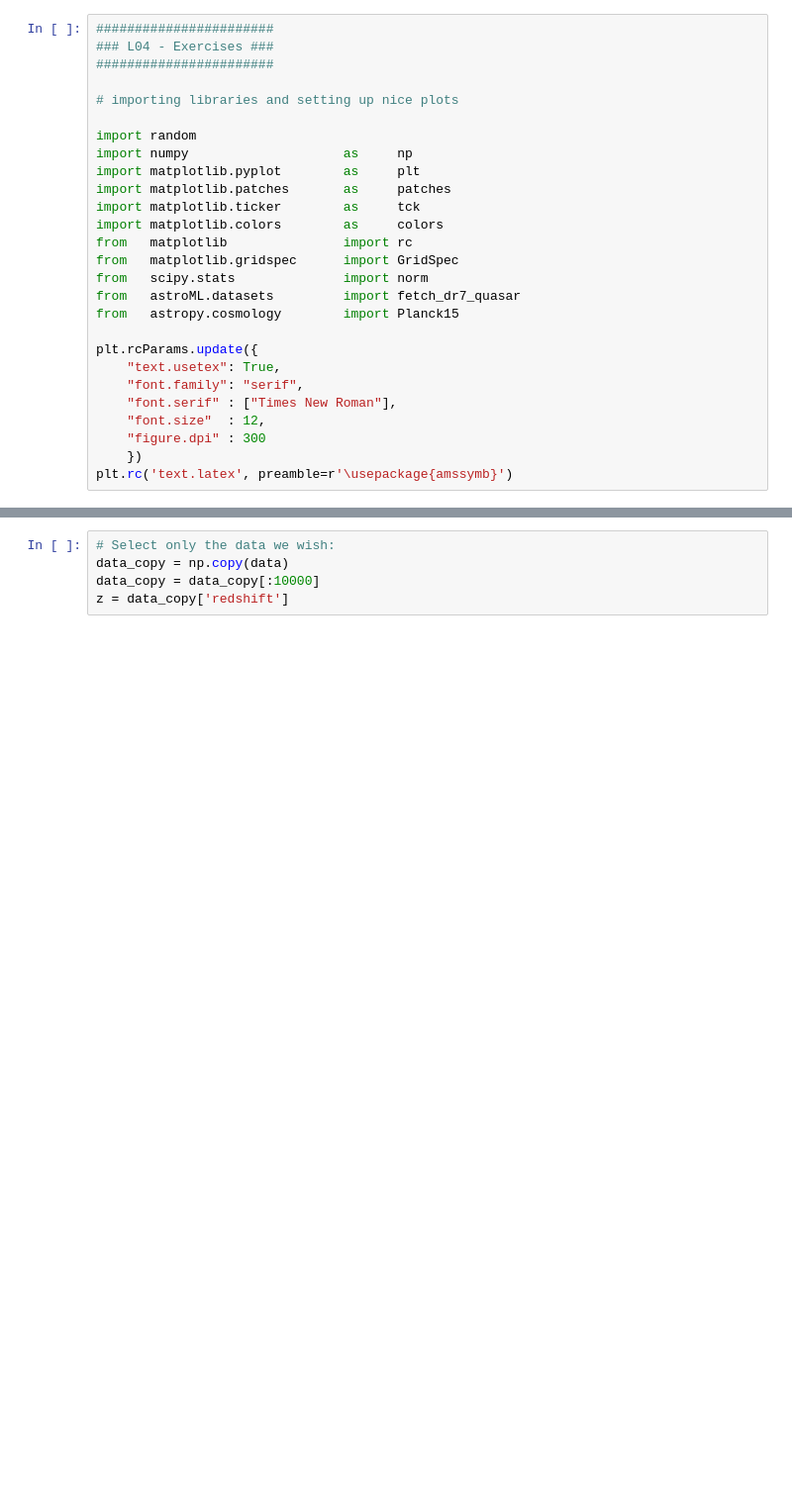
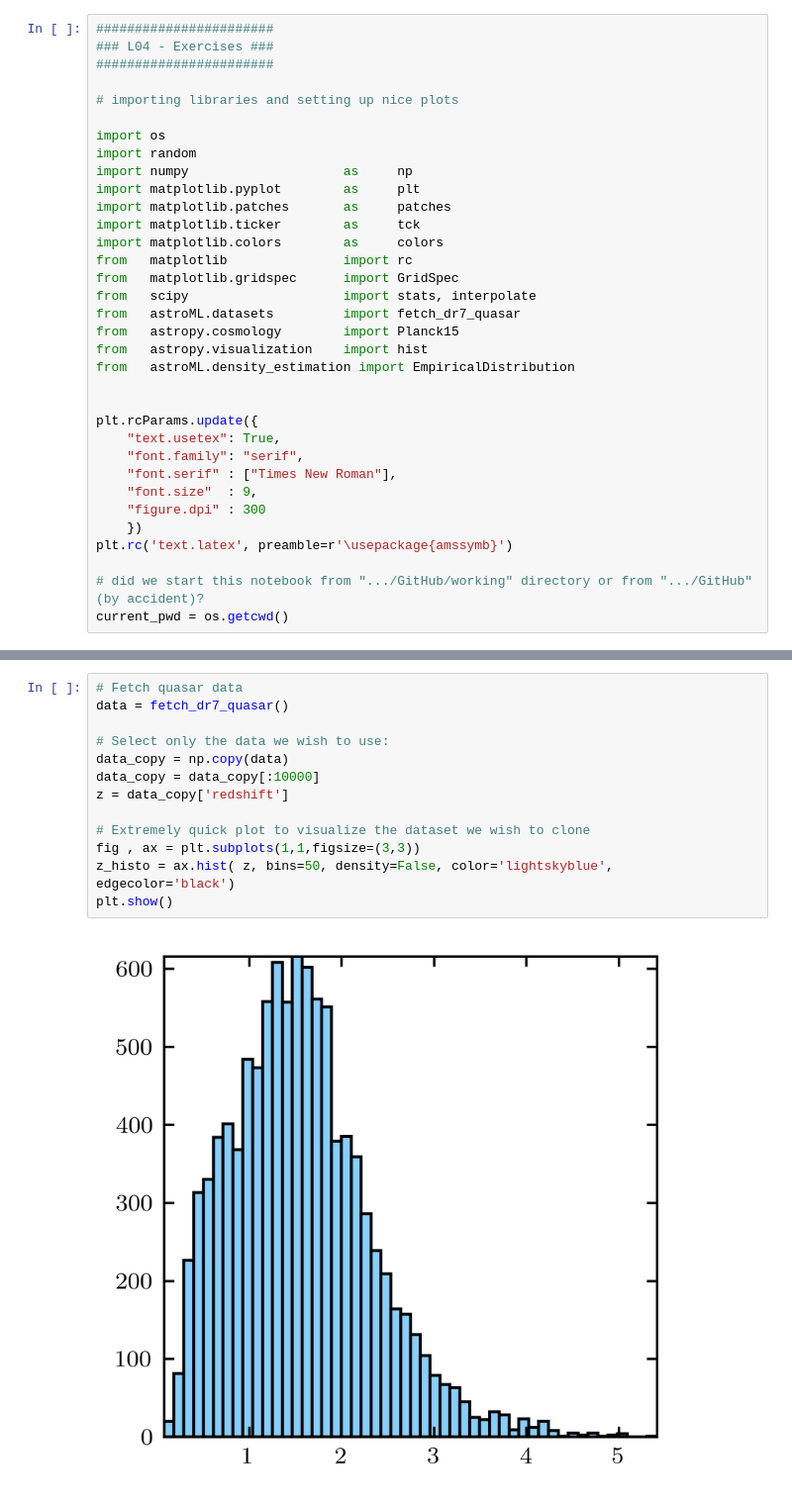
Before and after one commit to Andrea-Pierini/astrostatistics_bicocca_2022-1, a Jupyter notebook: working/L04.ipynb, the cells around one changed output, grey strips where cells are left out. Shown at 99% size. Drawn from its saved outputs; the diff is of its cells as text; blank space fills up the shorter version.

```diff
--- a/working/L04.ipynb
+++ b/working/L04.ipynb
@@ -5,6 +7,7 @@
 
 # importing libraries and setting up nice plots
 
+import os
 import random
 import numpy                    as     np
 import matplotlib.pyplot        as     plt
@@ -13,15 +16,21 @@ import matplotlib.ticker		as     tck
 import matplotlib.colors		as     colors
 from   matplotlib				import rc
 from   matplotlib.gridspec		import GridSpec
-from   scipy.stats              import norm
+from   scipy                    import stats, interpolate
 from   astroML.datasets         import fetch_dr7_quasar
 from   astropy.cosmology        import Planck15
+from   astropy.visualization    import hist
+from   astroML.density_estimation import EmpiricalDistribution
+
 
 plt.rcParams.update({
     "text.usetex": True,
     "font.family": "serif",
     "font.serif" : ["Times New Roman"],
-	"font.size"  : 12,
+	"font.size"  : 9,
     "figure.dpi" : 300
     })
 plt.rc('text.latex', preamble=r'\usepackage{amssymb}')
+
+# did we start this notebook from ".../GitHub/working" directory or from ".../GitHub" (by accident)?
+current_pwd = os.getcwd()
@@ -31,5 +37,15 @@ data = fetch_dr7_quasar()
 # %%
-# Select only the data we wish:
+# Fetch quasar data
+data = fetch_dr7_quasar()
+
+# Select only the data we wish to use:
 data_copy = np.copy(data)
 data_copy = data_copy[:10000]
 z = data_copy['redshift']
+
+# Extremely quick plot to visualize the dataset we wish to clone
+fig , ax = plt.subplots(1,1,figsize=(3,3))
+z_histo = ax.hist( z, bins=50, density=False, color='lightskyblue', edgecolor='black')
+plt.show()
+# %% [output]
+[figure, added]
```
Also changed, not shown: parts of 9 cells of this notebook, 3 other files.
